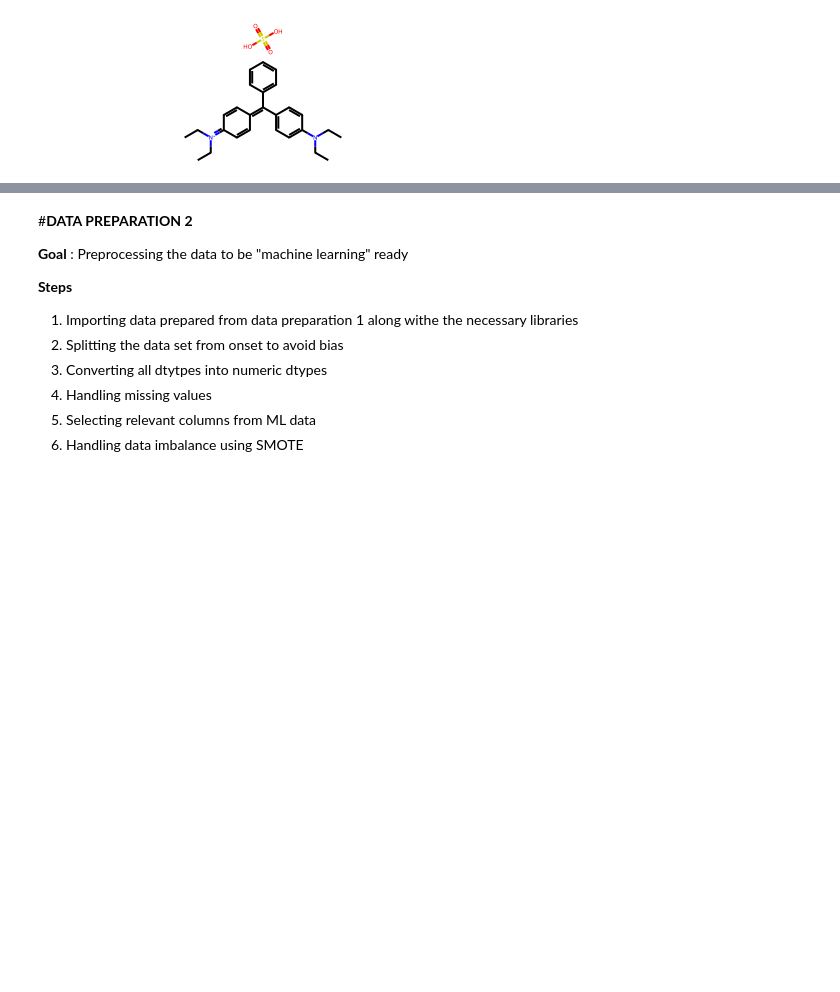
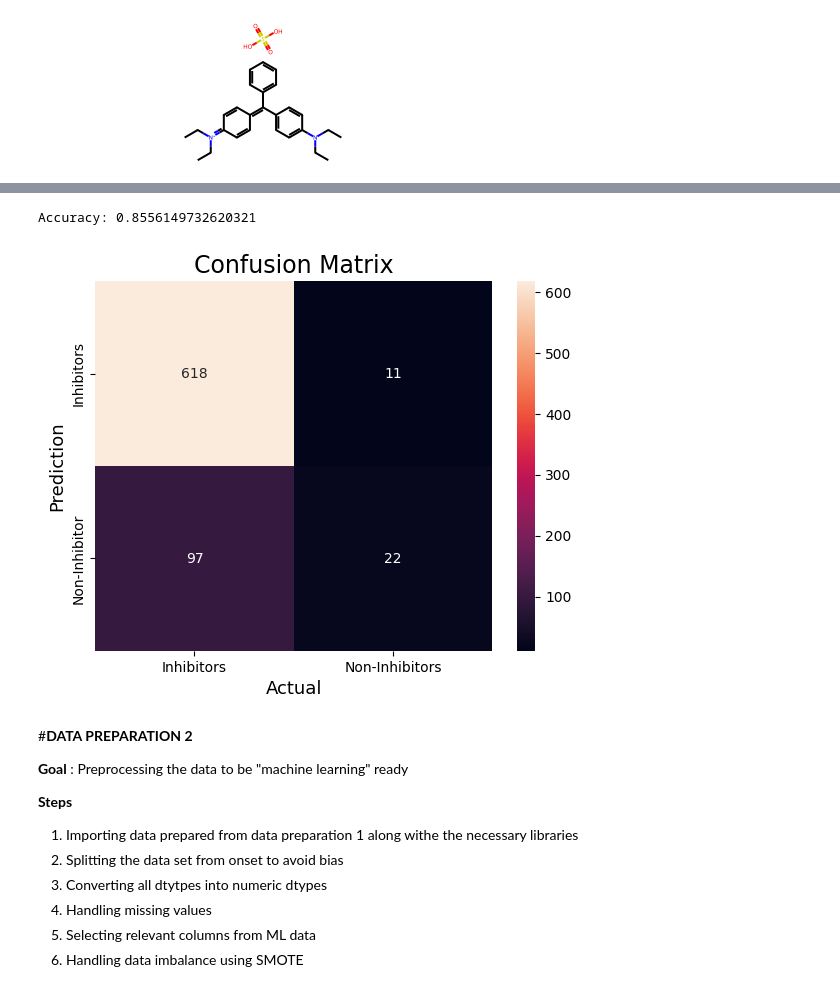
Before and after one commit to EugeneLamptey/VP16, a Jupyter notebook: FinalYearProject.ipynb, the cells around one changed output, grey strips where cells are left out. Cells and saved outputs as stored; diff of their text form; code cells hidden in the pictures; blank space fills up the shorter version.

```diff
--- a/FinalYearProject.ipynb
+++ b/FinalYearProject.ipynb
@@ -316,0 +368,3 @@ Chem.MolFromSmiles(smiles_list[1])
+# %%
+X = df_morganfps.drop("Activity", axis = 1)
+X
@@ -316,0 +385,3 @@ Chem.MolFromSmiles(smiles_list[1])
+# %%
+y = df_morganfps["Activity"]
+y
@@ -317,3 +401,45 @@ Chem.MolFromSmiles(smiles_list[1])
+# %%
+#Splitting our data into train and test data using train_test_split module
+
+from sklearn.model_selection import train_test_split
+X_train, X_test, y_train, y_test = train_test_split( X, y, test_size=0.30, random_state=42)
+# %%
+# Random Forest model
+from sklearn.ensemble import RandomForestClassifier
+from sklearn.metrics import accuracy_score
+import pandas as pd
+
+
+# Define and train the model
+rfc = RandomForestClassifier()
+rfc.fit(X_train, y_train)
+
+# Make predictions on the testing set
+y_pred = rfc.predict(X_test)
+
+
+# Evaluate the performance of the model
+accuracy = accuracy_score(y_test, y_pred)
+print('Accuracy:', accuracy)
+# %% [output]
+Accuracy: 0.8556149732620321
+# %%
+import matplotlib.pyplot as plt
+
+from sklearn.metrics import confusion_matrix
+cm = confusion_matrix(y_test, y_pred)
+
+sns.heatmap(cm,
+            annot=True,
+            fmt='g',
+            xticklabels=['Inhibitors','Non-Inhibitors'],
+            yticklabels=['Inhibitors','Non-Inhibitor'])
+plt.ylabel('Prediction',fontsize=13)
+plt.xlabel('Actual',fontsize=13)
+plt.title('Confusion Matrix',fontsize=17)
+plt.show()
+# %% [output]
+[figure, added]
 # %% [markdown]
 #**DATA PREPARATION 2**
 
```
Also changed, not shown: parts of 7 cells of this notebook, 1 other file.
